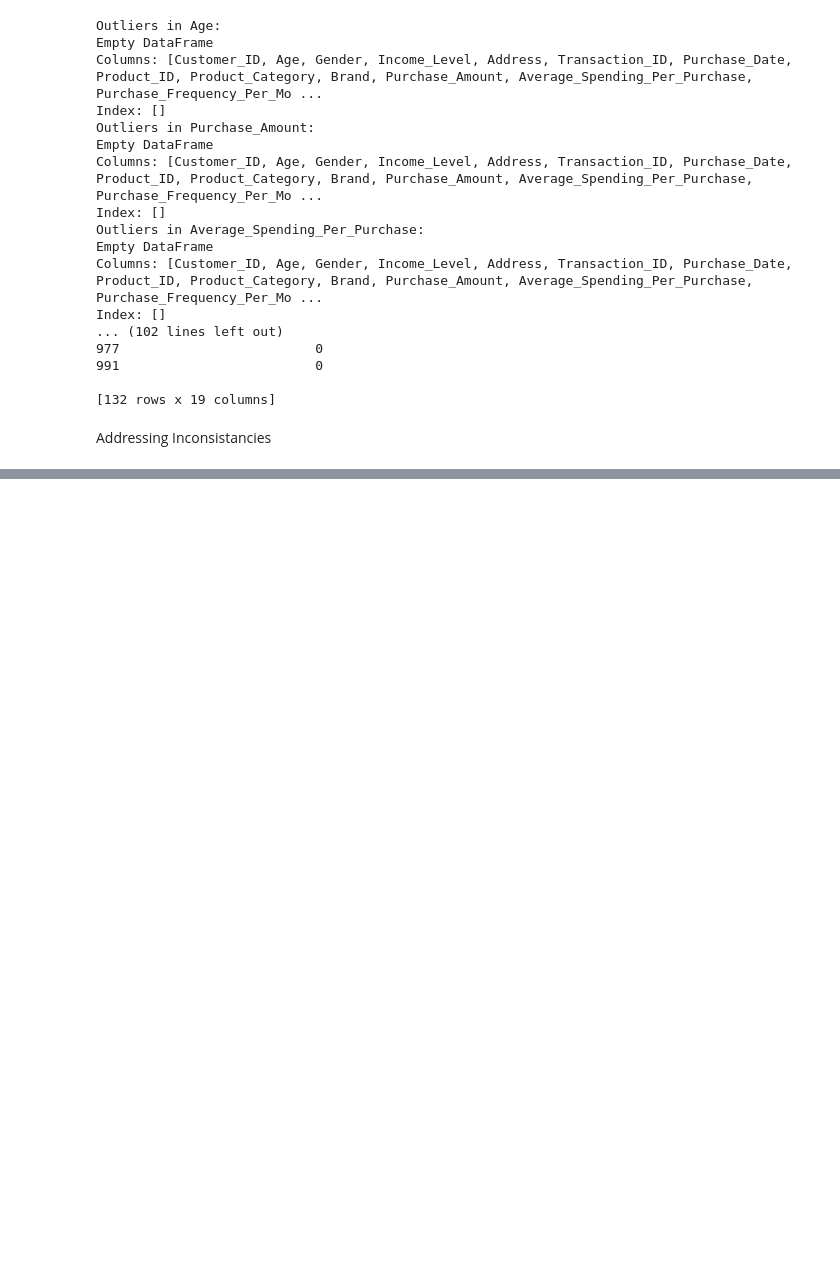
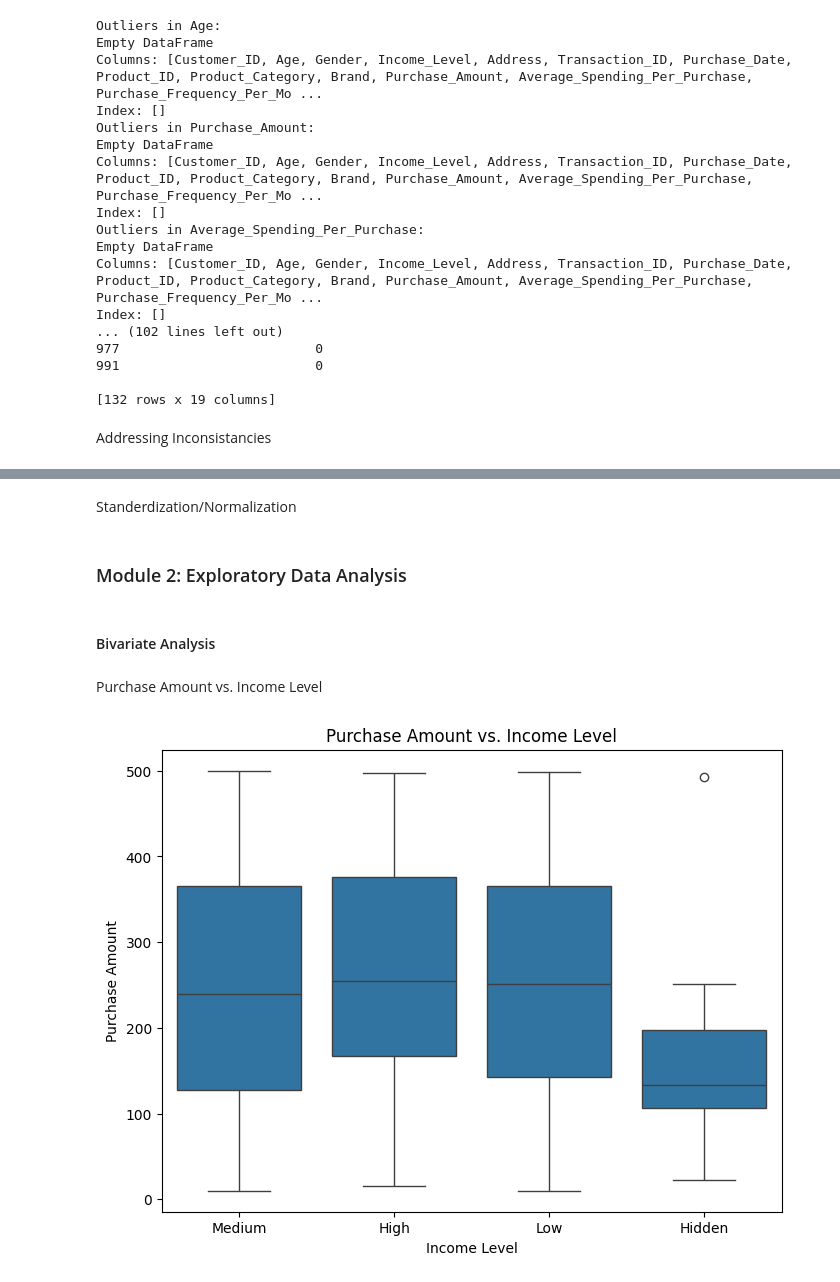
Before and after one commit to its-hasaan/Imtiaz-Mart-Customer-Behavior-Analysis-Predictive-Modeling, a Jupyter notebook: Projectfile.ipynb, the cells around one changed output, grey strips where cells are left out. Drawn from its saved outputs; the diff is of its cells as text; code cells hidden in the pictures; blank space fills up the shorter version.

Commit message:
Complete Module 1 functionality

```diff
--- a/Projectfile.ipynb
+++ b/Projectfile.ipynb
@@ -197,10 +205,44 @@ df['Product_Category'] = df['Product_Category'].str.capitalize()
 
 # Convert numeric columns stored as strings
 df['Purchase_Amount'] = pd.to_numeric(df['Purchase_Amount'], errors='coerce')
+df['Average_Spending_Per_Purchase'] = pd.to_numeric(df['Average_Spending_Per_Purchase'], errors='coerce')
 df['Age'] = pd.to_numeric(df['Age'], errors='coerce')
 
-# Remove leading/trailing whitespaces
+# Remove starting/ending whitespaces
 df['Brand'] = df['Brand'].str.strip()
 
 # Correct known typos or inconsistencies
 df['Brand'] = df['Brand'].replace({'Brnd_A': 'Brand_A', 'brand a': 'Brand_A'})
+# %%
+# column recency that caculates days since the last purchase
+# reference date
+reference_date = pd.Timestamp('2023-10-08')
+# calculate recency
+last_purchase = df.groupby('Customer_ID')['Purchase_Date'].max().reset_index()
+df['Recency'] = (reference_date - last_purchase['Purchase_Date']).dt.days
+
+#printing row where recency = max to see if data is consistance i.e. will purchase = 1/0
+# max_recency_row = df[df['Recency'] == df['Recency'].max()]
+# print(max_recency_row)
+
+# Define age groups
+def categorize_age(age):
+    if age < 12:
+        return 'child'
+    elif 12 <= age <= 18:
+        return 'teen'
+    elif 19 <= age <= 25:
+        return 'student'
+    elif 26 <= age <= 60:
+        return 'employed/married'
+    elif age > 60:
+        return 'retired'
+
+# Apply age group categorization
+df['Age_Group'] = df['Age'].apply(categorize_age)
+
+# Create 'Day_of_Purchase' column with the day of the week
+df['Day_of_Purchase'] = df['Purchase_Date'].dt.day_name()
+
+# View the DataFrame to verify the new column
+df.head()
@@ -206,0 +257,2 @@ df['Brand'] = df['Brand'].replace({'Brnd_A': 'Brand_A', 'brand a': 'Brand_A'})
+# %% [markdown]
+Standerdization/Normalization
@@ -206,0 +275,16 @@ df['Brand'] = df['Brand'].replace({'Brnd_A': 'Brand_A', 'brand a': 'Brand_A'})
+# %% [markdown]
+### Module 2: Exploratory Data Analysis
+# %% [markdown]
+#### Bivariate Analysis
+# %% [markdown]
+Purchase Amount vs. Income Level
+# %%
+# Plot Purchase Amount vs. Income Level
+plt.figure(figsize=(8, 6))
+sns.boxplot(x='Income_Level', y='Purchase_Amount', data=df)
+plt.title('Purchase Amount vs. Income Level')
+plt.xlabel('Income Level')
+plt.ylabel('Purchase Amount')
+plt.show()
+# %% [output]
+[figure, added]
```
Also changed, not shown: parts of 15 cells of this notebook.
